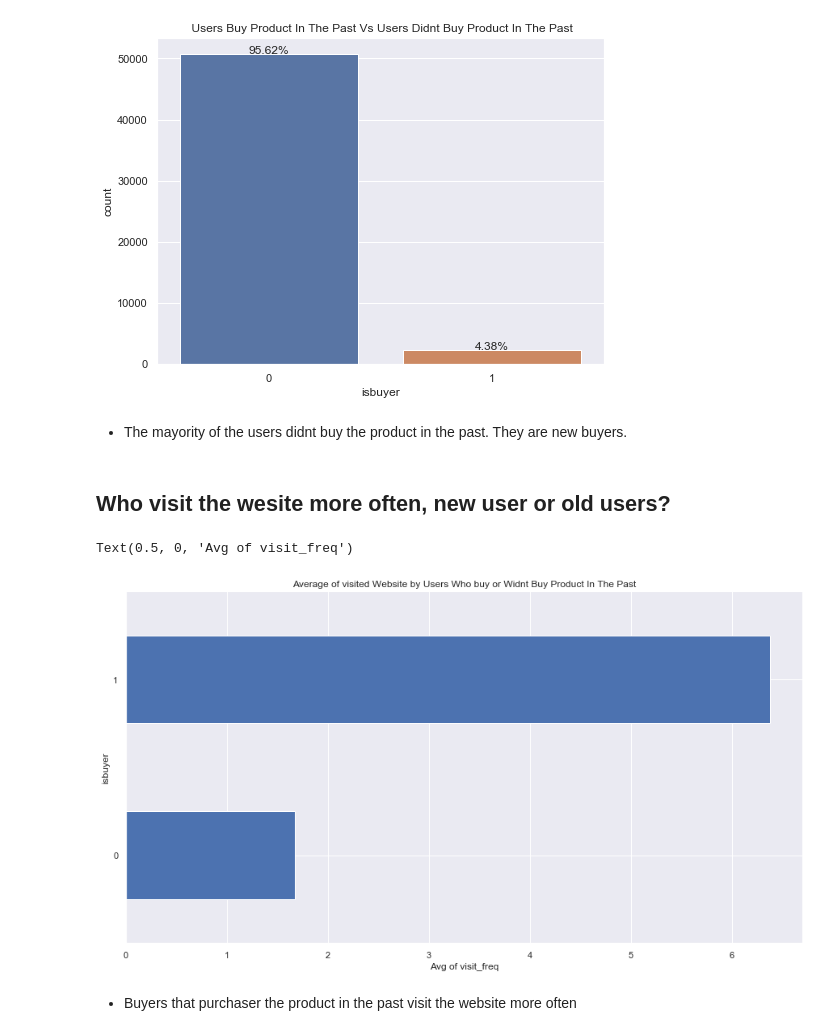
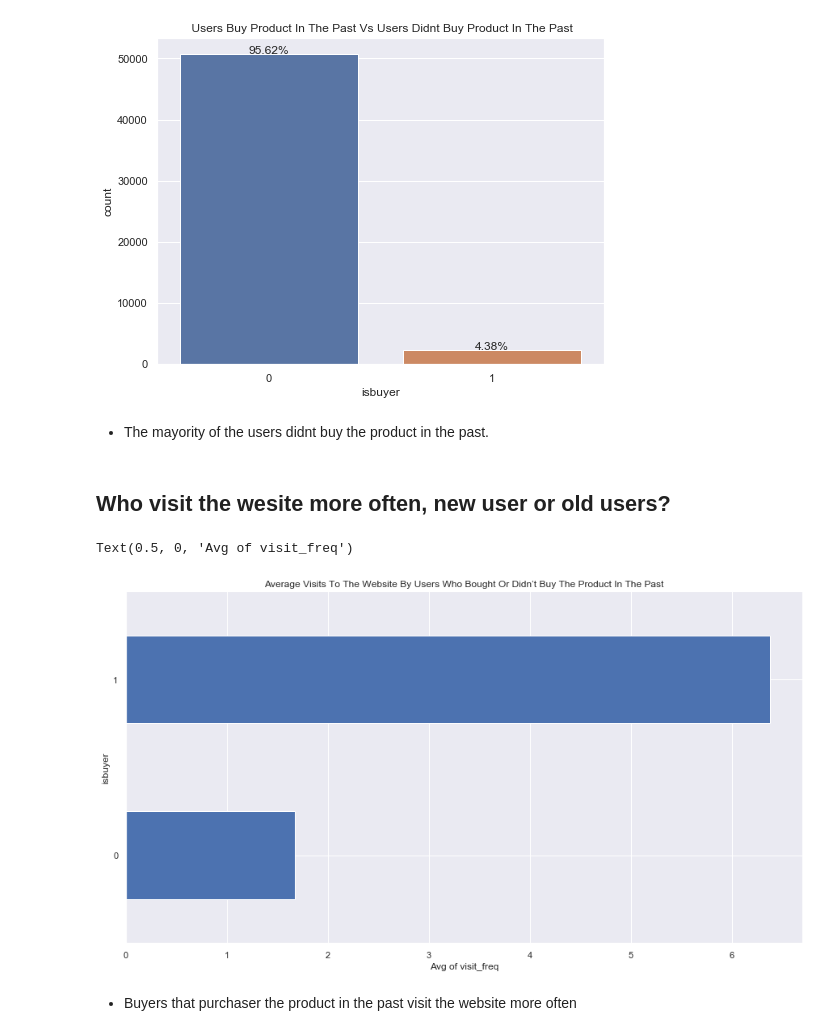
Before and after one commit to Cristinamulas/predicting-behavior-of-new-costumers-based-on-cookies-data, a Jupyter notebook: second_book_tuesday 409PM.ipynb, the cells around one changed output. Saved outputs shown, nothing was run; the diff lists cells and outputs as text; code cells hidden in the pictures.

```diff
--- a/second_book_tuesday 409PM.ipynb
+++ b/second_book_tuesday 409PM.ipynb
@@ -254,21 +256,16 @@ count_freq_plot(df,"isbuyer", "buyer", " Users Buy Product In The Past Vs Users
 # %% [output]
 [figure]
 # %% [markdown]
-- The mayority of the users didnt buy the product in the past. They are new buyers.
+- The mayority of the users didnt buy the product in the past.
 # %% [markdown]
 ## Who visit the wesite more often, new user or old users?
 # %%
 df.groupby(['isbuyer'])['visit_freq'].mean().sort_values().plot(kind='barh', figsize=(15,8))
-plt.title('Average of visited Website by Users Who buy or Widnt Buy Product In The Past')
+plt.title('Average Visits To The Website By Users Who Bought Or Didn’t Buy The Product In The Past')
 plt.xlabel("Avg of visit_freq")
-
-
-# New Buyers havent visit the website in the past.
-
-# buyers that purchaser the product in the past visit the website more often than users who didnt buy the product in the past
 # %% [output]
 Text(0.5, 0, 'Avg of visit_freq')
-[figure, old version]
+[figure, new version]
 # %% [markdown]
 - Buyers that purchaser the product in the past visit the website more often
 # %% [markdown]
```
Also changed, not shown: parts of 4 cells of this notebook.
